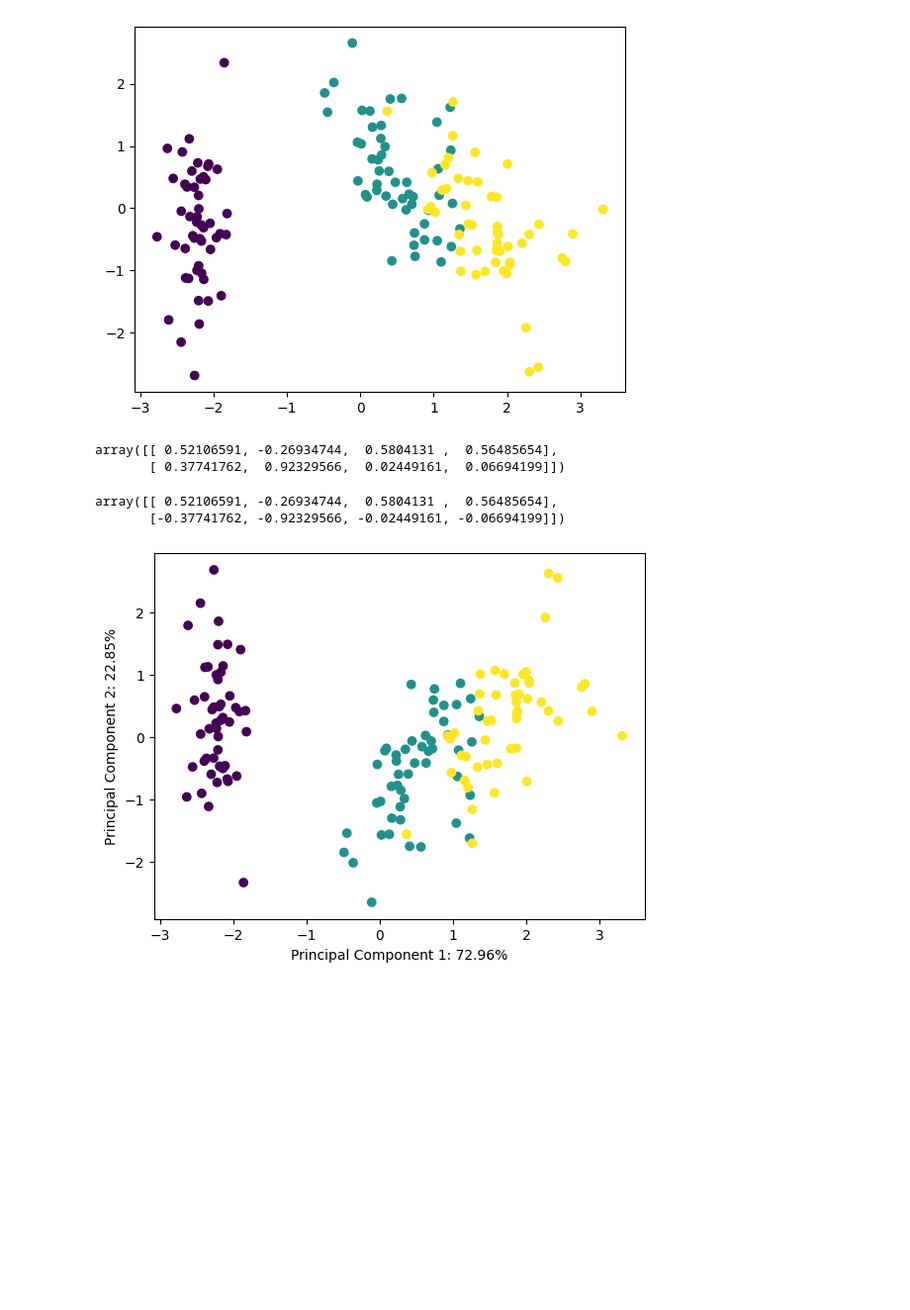
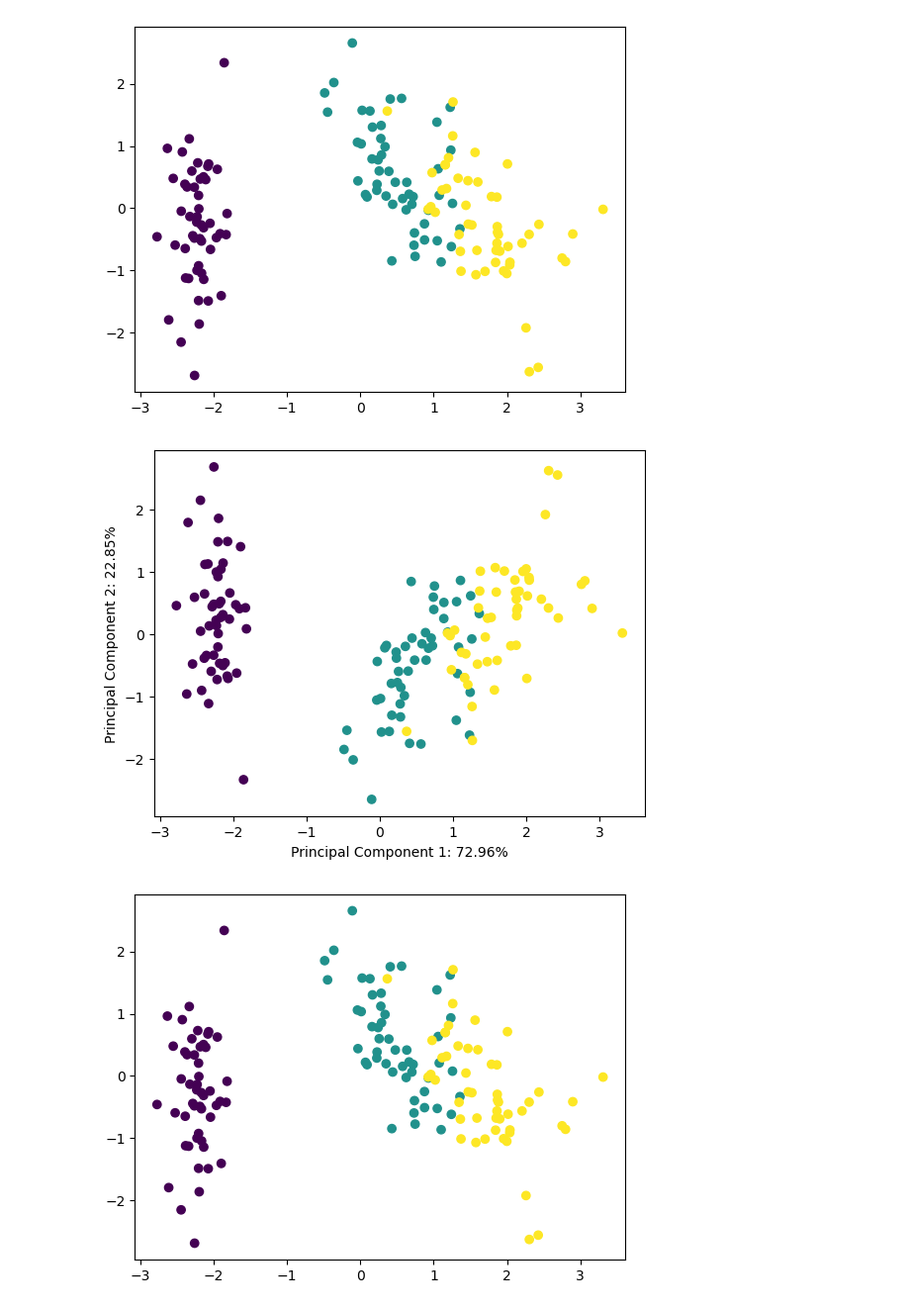
Before and after one commit to skalalab/dimension_reduction, a Jupyter notebook: pca.ipynb, the cells around one changed output. Shown at 99% size. Saved outputs shown, nothing was run; the diff lists cells and outputs as text; code cells hidden in the pictures; blank space fills up the shorter version.

```diff
--- a/pca.ipynb
+++ b/pca.ipynb
@@ -118,34 +120,29 @@ pcs = np.flipud(pcs.T)
 eigenvalues in ascending order (aka, the projection variance): [0.02085386 0.14774182 0.9201649  2.93808505]
 # %%
 ## Step 4: Mapping data to subspace U
-new_coordinates_man = (pcs @ std_X.T).T
-plt.scatter(new_coordinates_man[:, 0], new_coordinates_man[:, 1], c=Y)
+from matplotlib import pyplot as plt
+new_coordinates_manual = (pcs @ std_X.T).T
 # %% [output]
 <matplotlib.collections.PathCollection at 0x...>
 [figure]
 # %%
-# using library code
+# Compare the result we got from step-by-step manual computation with using library code
 from sklearn.decomposition import PCA
 pca = PCA(n_components=2)
+# we already centered and standardized the data, so we can go to step 3 and 4 directly
 new_coordinates = pca.fit_transform(std_X) # fit: our step 3; transform: our step 4
-eigenvalues = pca.explained_variance_
-eigenvectors = pca.components_
-eigenvectors
-# %% [output]
-array([[ 0.52106591, -0.26934744,  0.5804131 ,  0.56485654],
-       [ 0.37741762,  0.92329566,  0.02449161,  0.06694199]])
-# %%
-pcs
-# %% [output]
-array([[ 0.52106591, -0.26934744,  0.5804131 ,  0.56485654],
-       [-0.37741762, -0.92329566, -0.02449161, -0.06694199]])
 # %%
+# result using lib
 plt.scatter(new_coordinates[:, 0], new_coordinates[:, 1], c=Y)
 plt.xlabel(f'Principal Component 1: {round(pca.explained_variance_ratio_[0]*100, 2)}%')
 plt.ylabel(f'Principal Component 2: {round(pca.explained_variance_ratio_[1]*100, 2)}%')
 plt.show()
+# result using manual step-by-step computation
+plt.scatter(new_coordinates_manual[:, 0], new_coordinates_manual[:, 1], c=Y)
+plt.show()
 # %% [output]
 [figure]
+[figure, added]
 # %%
 # PCA analysis
 ## Plotting Contribution of Original Variables to Principal Components
```
Also changed, not shown: parts of 3 cells of this notebook.
